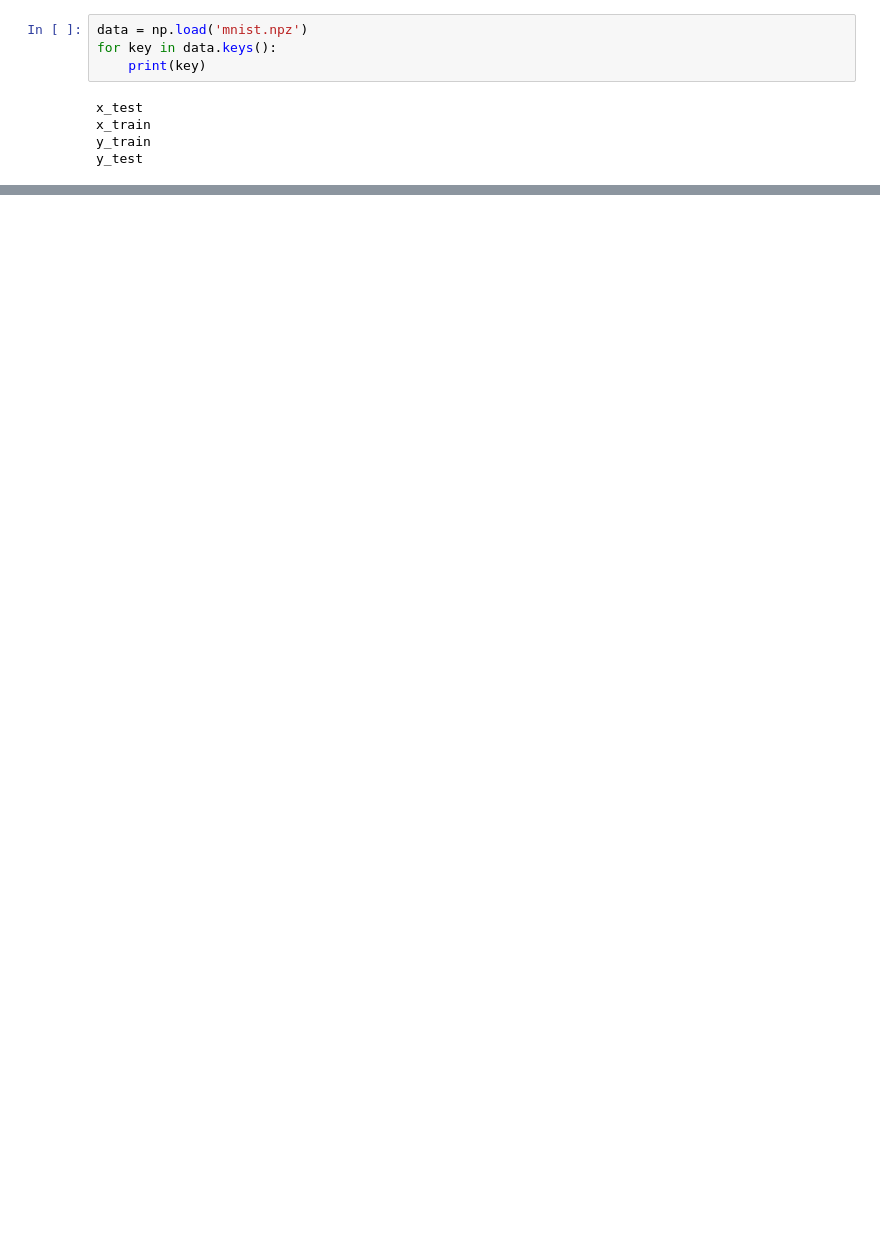
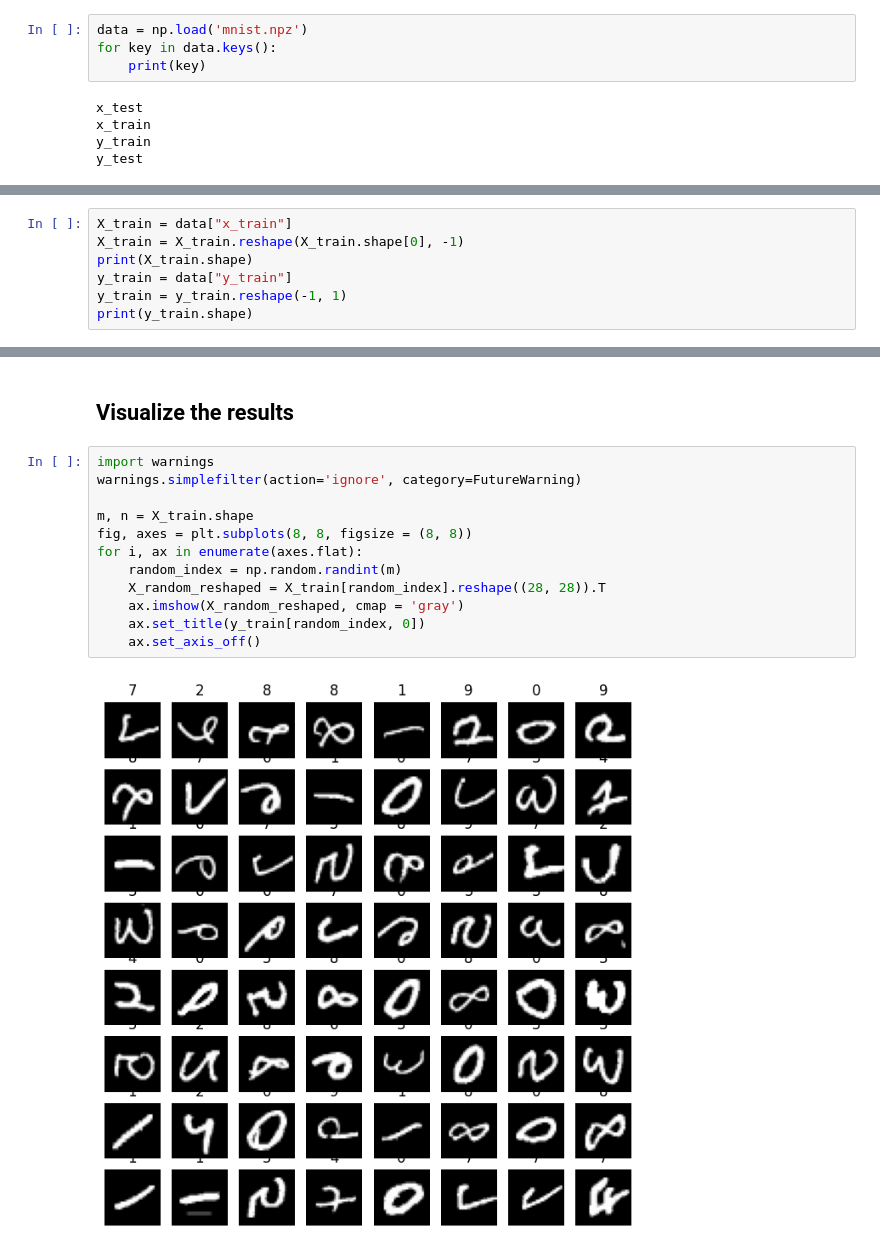
Before and after one commit to syedmeesamali/CourseraPlus, a Jupyter notebook: 1_ML_Combined_Courses/Practice/11_Neural_Network/digit_recognition_tf.ipynb, the cells around one changed output, grey strips where cells are left out. Saved outputs shown, nothing was run; the diff lists cells and outputs as text; blank space fills up the shorter version.

```diff
--- a/1_ML_Combined_Courses/Practice/11_Neural_Network/digit_recognition_tf.ipynb
+++ b/1_ML_Combined_Courses/Practice/11_Neural_Network/digit_recognition_tf.ipynb
@@ -42,0 +26,7 @@ X = data["x_train"]
+# %%
+X_train = data["x_train"]
+X_train = X_train.reshape(X_train.shape[0], -1)
+print(X_train.shape)
+y_train = data["y_train"]
+y_train = y_train.reshape(-1, 1)
+print(y_train.shape)
@@ -42,0 +48,16 @@ X = data["x_train"]
+# %% [markdown]
+## Visualize the results
+# %%
+import warnings
+warnings.simplefilter(action='ignore', category=FutureWarning)
+
+m, n = X_train.shape
+fig, axes = plt.subplots(8, 8, figsize = (8, 8))
+for i, ax in enumerate(axes.flat):
+    random_index = np.random.randint(m)
+    X_random_reshaped = X_train[random_index].reshape((28, 28)).T
+    ax.imshow(X_random_reshaped, cmap = 'gray')
+    ax.set_title(y_train[random_index, 0])
+    ax.set_axis_off()
+# %% [output]
+[figure, added]
```
Also changed, not shown: parts of 9 cells of this notebook, 1 other file.
